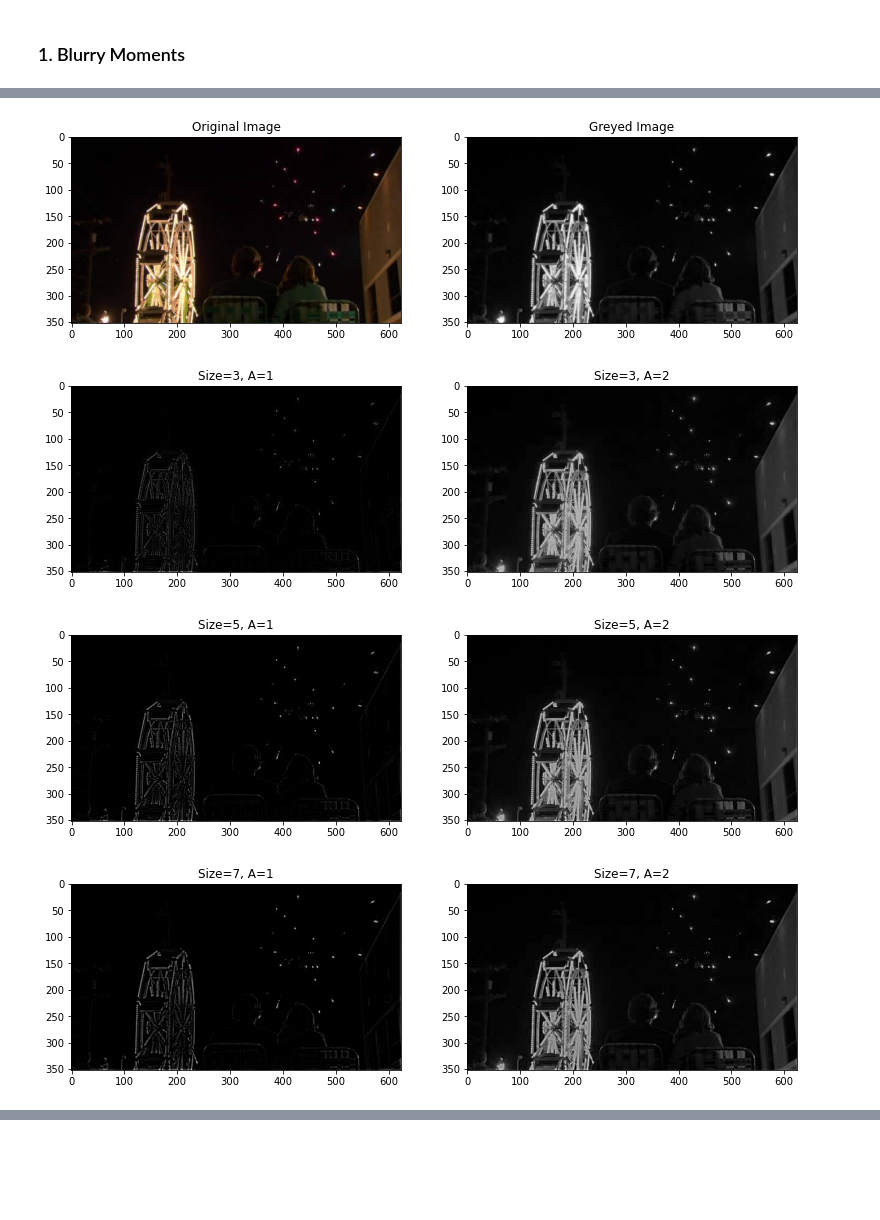
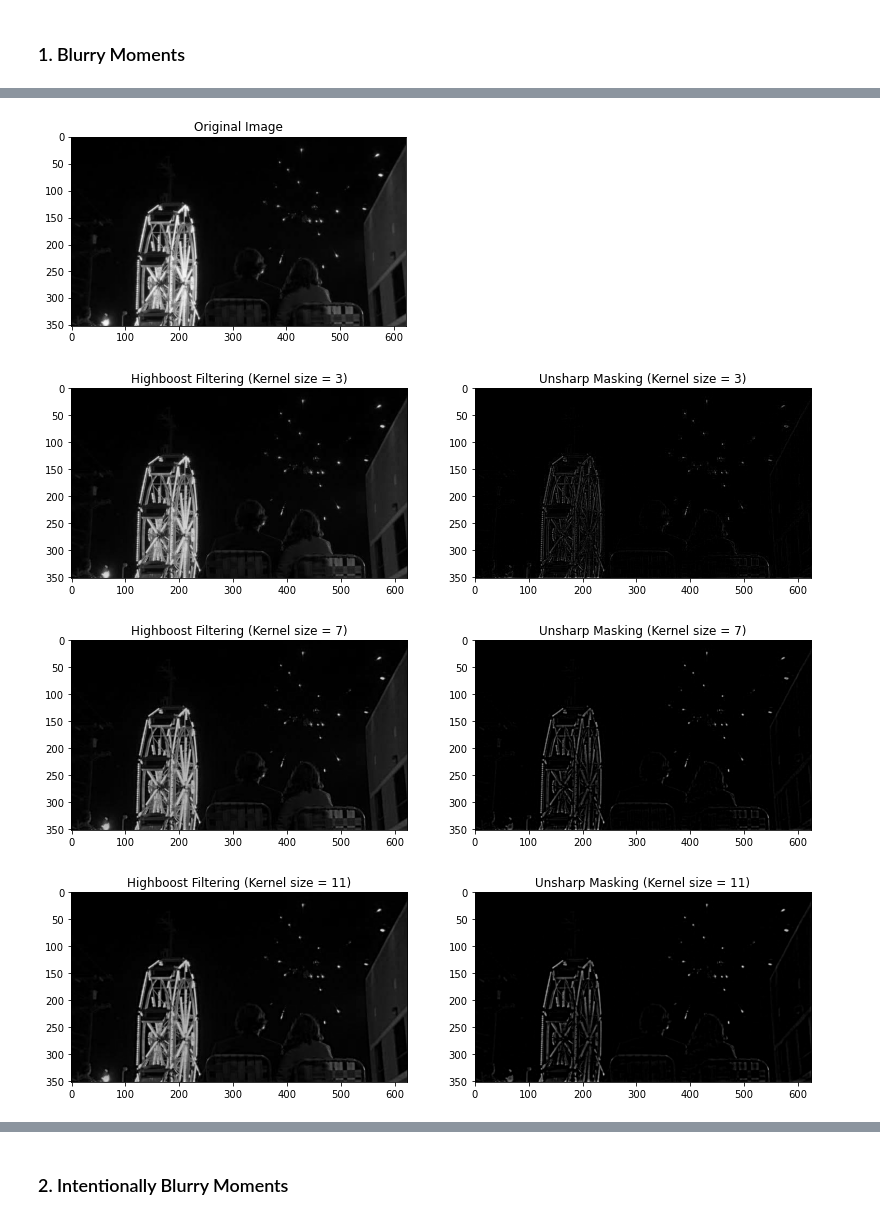
Before and after one commit to tusharc31/Digital-Image-Processing, a Jupyter notebook: Assignment-2/src/Assignment2.ipynb, the cells around one changed output, grey strips where cells are left out. Saved outputs shown, nothing was run; the diff lists cells and outputs as text; code cells hidden in the pictures; blank space fills up the shorter version.

```diff
--- a/Assignment-2/src/Assignment2.ipynb
+++ b/Assignment-2/src/Assignment2.ipynb
@@ -50,39 +133,31 @@ def convolve(img, kernel):
 # %%
-def high_boost_filter(size, A):
-    kernel = np.ones((size, size))
-    kernel[int(size / 2)][int(size / 2)] = 0
-    kernel = -kernel
-    kernel[int(size / 2)][int(size / 2)] = (size * size * A) - 1
-    return kernel
+def sharpen_img(img, A, size):
+    kernel = np.full((size, size), -1)
+    kernel[size//2][size//2] = A*size*size-1
+    return convolve(img, kernel)
 # %%
 images = ['../images/Jam.jpg', '../images/webb.jpg']
-sizes = [3, 5, 7]
-A = [1, 2]
 
-for im in images:
+for image in images:
 
-    img = cv2.imread(im)
+    img = cv2.imread(image)
     img = cv2.cvtColor(img, cv2.COLOR_BGR2RGB)
-
     grey_img = convert_to_grey(img)
-
-    f, ax = plt.subplots(1, 2, figsize=(13, 6))
-    ax[0].imshow(img)
-    ax[0].set_title("Original Image")
-    ax[1].imshow(grey_img)
-    ax[1].set_title("Greyed Image")
+    plt.imshow(grey_img)
+    plt.title("Original Image")
     plt.show()
 
-    for size in sizes:
-        f, ax = plt.subplots(1, 2, figsize=(13, 6))
-        for i, a in enumerate(A):
-            kernel = high_boost_filter(size, a)
-            res = convolve(img, kernel)
-            ax[i].imshow(res, cmap='gray')
-            ax[i].set_title(f"Size={size}, A={a}")
+    filter_sizes = [3, 7, 11]
+
+    for size in filter_sizes:
+        f, ax = plt.subplots(1, 2, figsize=(13.25, 7))
+        ax[0].imshow(sharpen_img(grey_img, 3, size), cmap='gray')
+        ax[0].set_title(f"Highboost Filtering (Kernel size = {size})")
+        ax[1].imshow(sharpen_img(grey_img, 1, size), cmap='gray')
+        ax[1].set_title(f"Unsharp Masking (Kernel size = {size})")
         plt.show()
 # %% [output]
-[figure, old version]
+[figure, new version]
-[figure, old version]
+[figure, new version]
-[figure, old version]
+[figure, new version]
-[figure, old version]
+[figure, new version]
@@ -92,0 +168,2 @@ for im in images:
+# %% [markdown]
+### 2. Intentionally Blurry Moments
```
Also changed, not shown: parts of 16 cells of this notebook, 3 other files.
